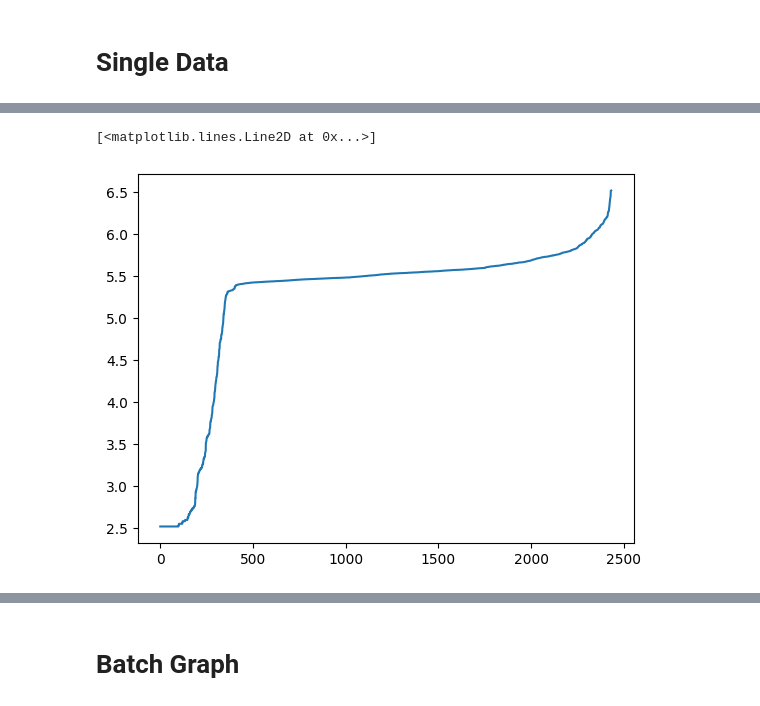
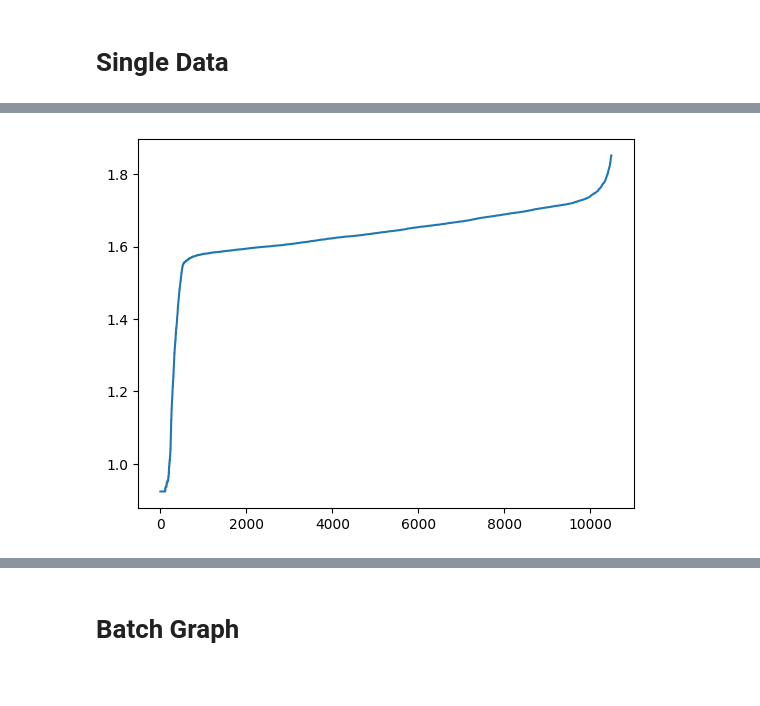
Before and after one commit to zbh888/LEOhandover, a Jupyter notebook: src/dataprocess.ipynb, the cells around one changed output, grey strips where cells are left out. Cells and saved outputs as stored; diff of their text form; code cells hidden in the pictures.

```diff
--- a/src/dataprocess.ipynb
+++ b/src/dataprocess.ipynb
@@ -43,7 +21,7 @@ for p in pos:
 # %% [markdown]
 # Single Data
 # %%
-with open('./LEOhandover/graph_datadata_object.pkl', 'rb') as inp:
+with open('../defaultres 2/graph_datadata_object.pkl', 'rb') as inp:
     data = pickle.load(inp)
 # %%
 # Collect UE's data handover from the satellite 1
@@ -149,6 +133,5 @@ plt.plot(sorted(np.log(waiting_time_failure)))
 # %%
-plt.plot(sorted(np.log(waiting_time_success)))
+if len(waiting_time_success) != 0: plt.plot(sorted(np.log(waiting_time_success)))
 # %% [output]
-[<matplotlib.lines.Line2D at 0x...>]
-[figure, old version]
+[figure, new version]
 # %%
```
Also changed, not shown: parts of 8 cells of this notebook, 1 other file.
